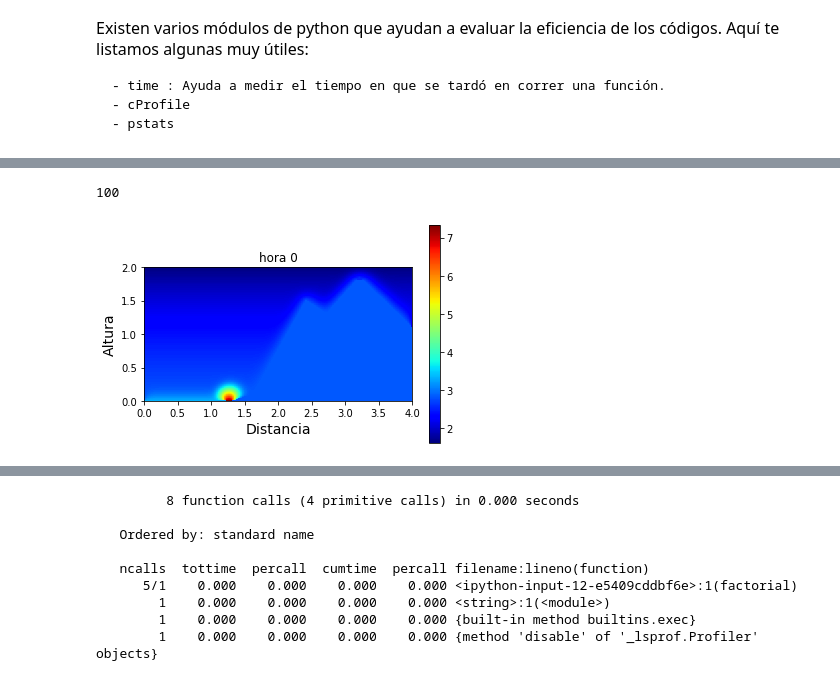
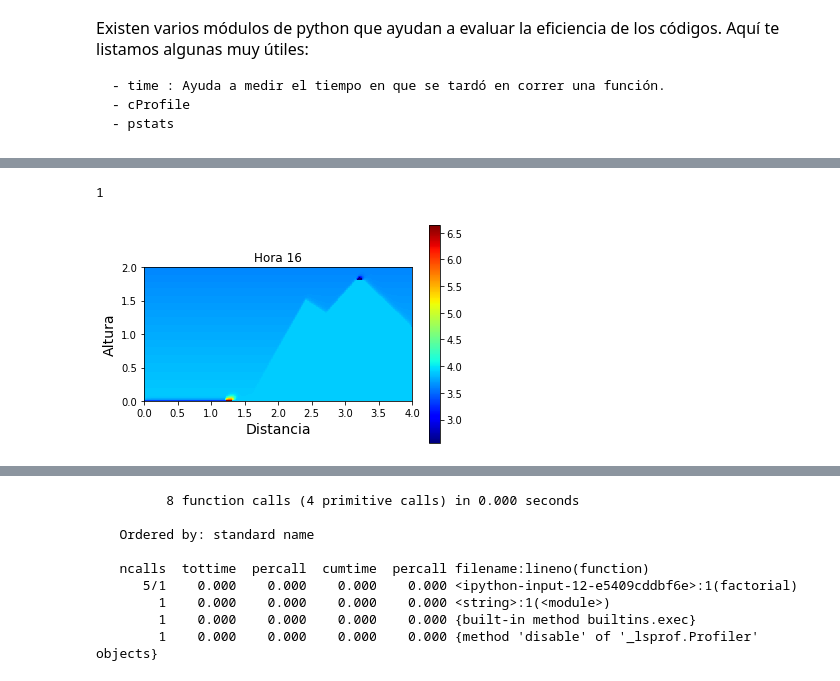
Before and after one commit to Science-and-Commit/Workshop_2022, a Jupyter notebook: 4_code_profilling_and_releasing/code_profiling.ipynb, the cells around one changed output, grey strips where cells are left out. Cells and saved outputs as stored; diff of their text form; code cells hidden in the pictures.

```diff
--- a/4_code_profilling_and_releasing/code_profiling.ipynb
+++ b/4_code_profilling_and_releasing/code_profiling.ipynb
@@ -19,8 +83,8 @@ import planta_en_paisaje as pp
 # %%
 Temp = np.zeros([200, 400])
 Borde = np.zeros([200, 400])
 BordesFijos = pp.CreaBordes(Borde)
-pp.plot_paisaje(Temp, BordesFijos, 0, 1.5, "hora 0")
+pp.plot_paisaje(Temp, BordesFijos, 16, 1.5)
 # %% [output]
-100
+1
-[figure, old version]
+[figure, new version]
```
Also changed, not shown: parts of 10 cells of this notebook.
